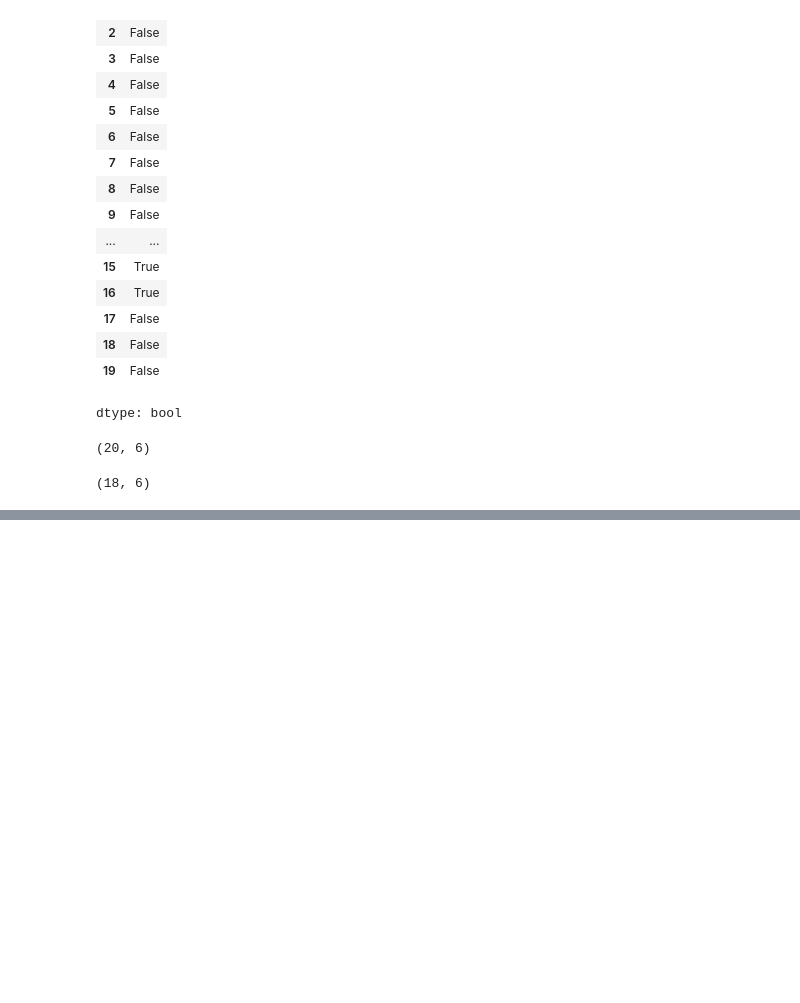
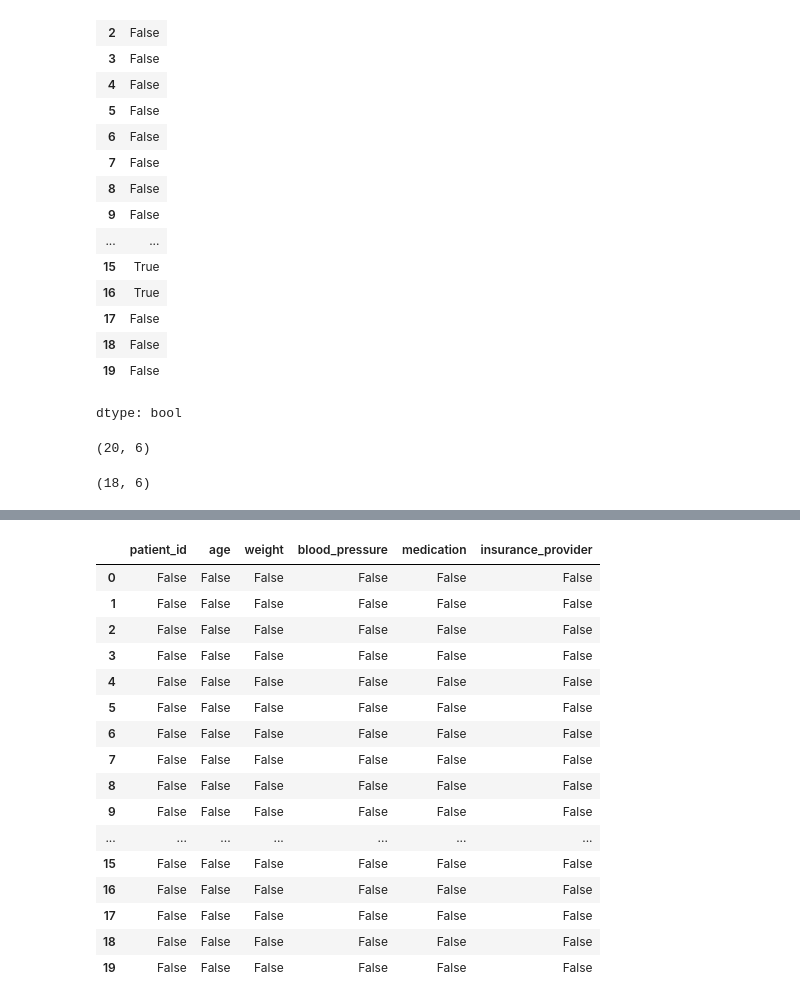
Before and after one commit to muditkumar14/aiml, a Jupyter notebook: Healthcare_Data_Cleaning.ipynb, the cells around one changed output, grey strips where cells are left out. Drawn from its saved outputs; the diff is of its cells as text; code cells hidden in the pictures; blank space fills up the shorter version.

```diff
--- a/Healthcare_Data_Cleaning.ipynb
+++ b/Healthcare_Data_Cleaning.ipynb
@@ -234,3 +234,5 @@ df.shape
 ch.shape
 # %% [output]
 (18, 6)
+# %%
+df_clean=df.copy()
@@ -236,0 +278,20 @@ ch.shape
+# %%
+df_clean.isna()
+# %% [output]
+|  | patient_id | age | weight | blood_pressure | medication | insurance_provider |
+| 0 | False | False | False | False | False | False |
+| 1 | False | False | False | False | False | False |
+| 2 | False | False | False | False | False | False |
+| 3 | False | False | False | False | False | False |
+| 4 | False | False | False | False | False | False |
+| 5 | False | False | False | False | False | False |
+| 6 | False | False | False | False | False | False |
+| 7 | False | False | False | False | False | False |
+| 8 | False | False | False | False | False | False |
+| 9 | False | False | False | False | False | False |
+| ... | ... | ... | ... | ... | ... | ... |
+| 15 | False | False | False | False | False | False |
+| 16 | False | False | False | False | False | False |
+| 17 | False | False | False | False | False | False |
+| 18 | False | False | False | False | False | False |
+| 19 | False | False | False | False | False | False |
```
Also changed, not shown: parts of 5 cells of this notebook.
